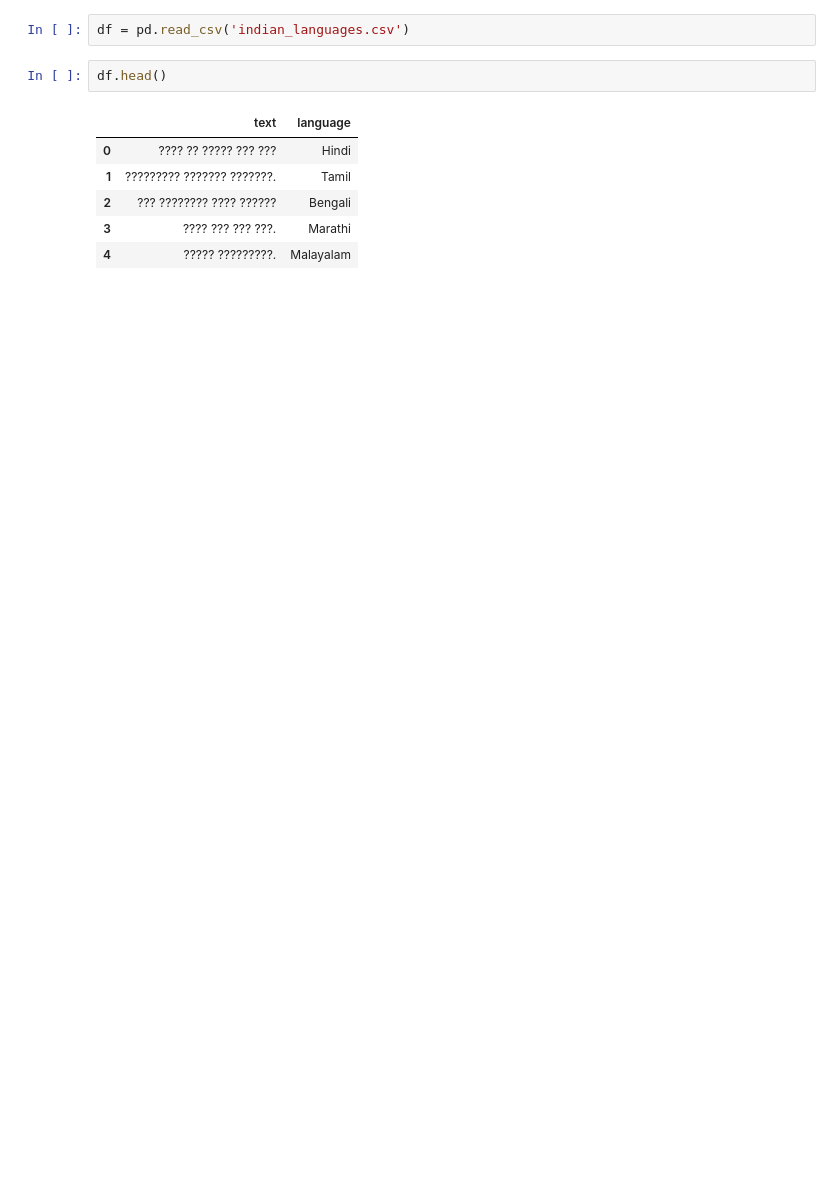
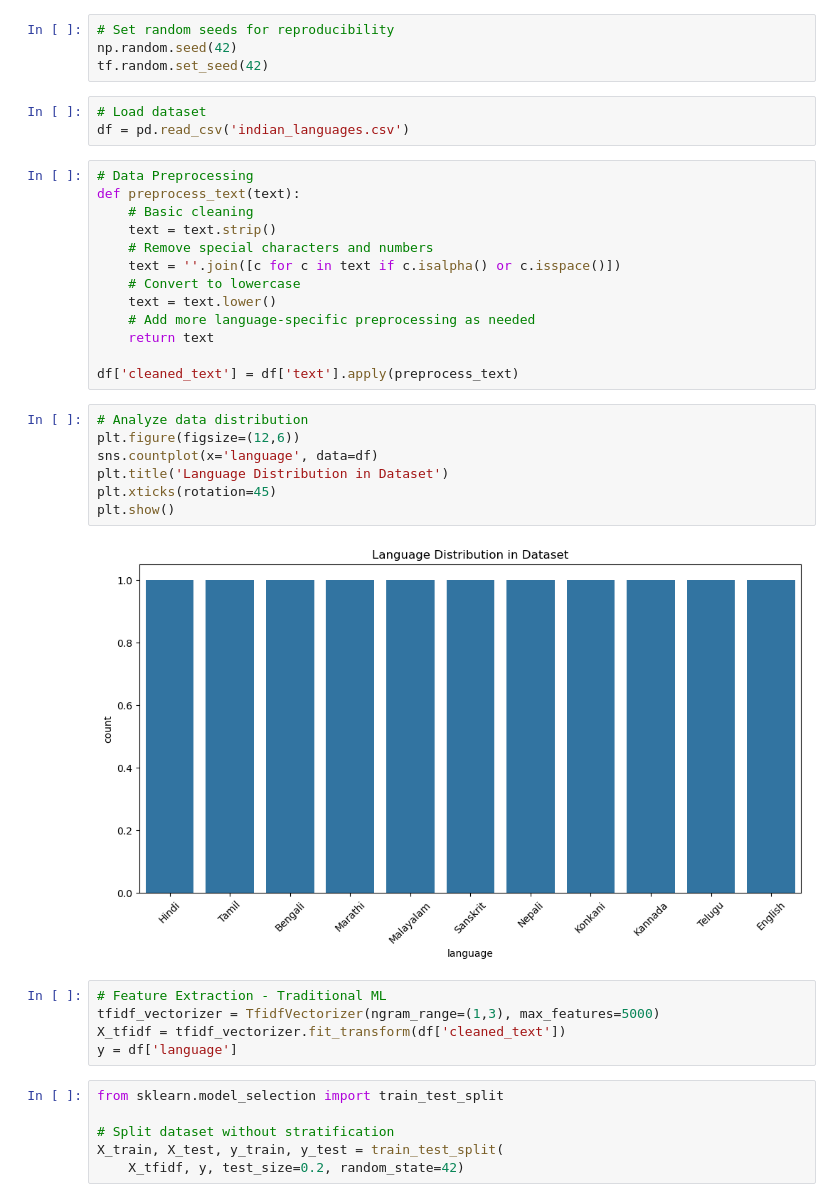
Before and after one commit to Abhijith-E/Natural_Language_Processing, a Jupyter notebook: Lab4.ipynb, the cells around one changed output. Saved outputs shown, nothing was run; the diff lists cells and outputs as text; blank space fills up the shorter version.

```diff
--- a/Lab4.ipynb
+++ b/Lab4.ipynb
@@ -15,11 +17,40 @@ from keras.utils import pad_sequences
+# %%
+# Set random seeds for reproducibility
+np.random.seed(42)
+tf.random.set_seed(42)
 # %%
+# Load dataset
 df = pd.read_csv('indian_languages.csv')
-# %%
-df.head()
-# %% [output]
-|  | text | language |
-| 0 | ???? ?? ????? ??? ??? | Hindi |
-| 1 | ????????? ??????? ???????. | Tamil |
-| 2 | ??? ???????? ???? ?????? | Bengali |
-| 3 | ???? ??? ??? ???. | Marathi |
-| 4 | ????? ?????????. | Malayalam |
+# %%
+# Data Preprocessing
+def preprocess_text(text):
+    # Basic cleaning
+    text = text.strip()
+    # Remove special characters and numbers
+    text = ''.join([c for c in text if c.isalpha() or c.isspace()])
+    # Convert to lowercase
+    text = text.lower()
+    # Add more language-specific preprocessing as needed
+    return text
+
+df['cleaned_text'] = df['text'].apply(preprocess_text)
+# %%
+# Analyze data distribution
+plt.figure(figsize=(12,6))
+sns.countplot(x='language', data=df)
+plt.title('Language Distribution in Dataset')
+plt.xticks(rotation=45)
+plt.show()
+# %% [output]
+[figure, added]
+# %%
+# Feature Extraction - Traditional ML
+tfidf_vectorizer = TfidfVectorizer(ngram_range=(1,3), max_features=5000)
+X_tfidf = tfidf_vectorizer.fit_transform(df['cleaned_text'])
+y = df['language']
+# %%
+from sklearn.model_selection import train_test_split
+
+# Split dataset without stratification
+X_train, X_test, y_train, y_test = train_test_split(
+    X_tfidf, y, test_size=0.2, random_state=42)
```
Also changed, not shown: parts of 2 cells of this notebook, 7 other files.
